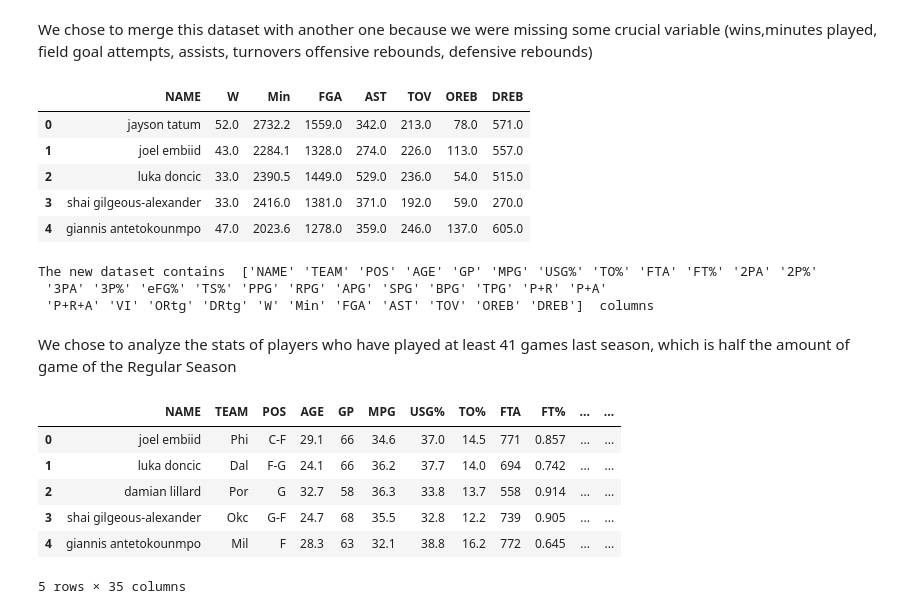
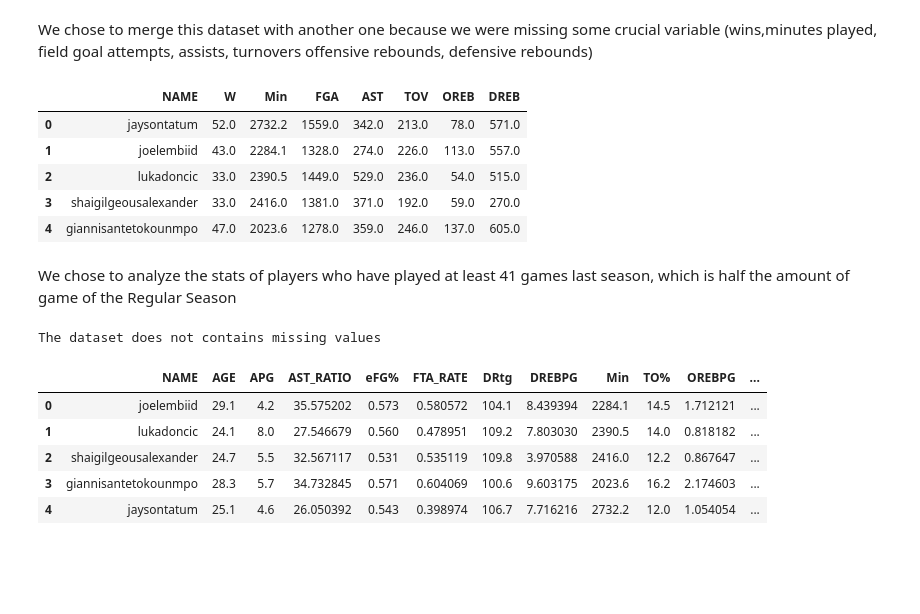
Before and after one commit to CacioCavalloIsNotReal/FAIKR_project_NBA, a Jupyter notebook: project.ipynb, the cells around one changed output. Cells and saved outputs as stored; diff of their text form; code cells hidden in the pictures; blank space fills up the shorter version.

```diff
--- a/project.ipynb
+++ b/project.ipynb
@@ -16,7 +17,17 @@
 # %%
 import pandas as pd
 import matplotlib.pyplot as plt
+import tqdm as notebook_tqdm
 import seaborn as sns
 import networkx as nx
 import numpy as np
 from pgmpy.models import BayesianNetwork
+from feature_engine.discretisation import EqualWidthDiscretiser
+
+# settings and vars
+bins = 4
+useful_vars=['NAME', 'AGE', 'APG', 'AST_RATIO', 'eFG%', \
+             'FTA_RATE', 'DRtg', 'DREBPG', 'Min', 'TO%', \
+                'OREBPG', 'ORtg', 'USG%', 'WIN%']
+
+GP_threshold = 61
@@ -23,14 +445,8 @@ from pgmpy.models import BayesianNetwork
 # %%
-df1 = pd.read_csv('datasets/train/NBA_Stats_202223_All_Stats_NBA_Player_Props_Tool.csv')
-df1['NAME'] = df1['NAME']\
-    .replace('\'', '')\
-    .replace('-', '')\
-    .replace('_', '')\
-    .replace('.', '')\
-    .replace(' ', '')\
-    .replace('"','', regex=True)\
-    .str.lower()
+df1 = pd.read_csv('datasets/test/NBA_Stats_202223_All_Stats_NBA_Player_Props_Tool.csv')
+
 df1 = df1.drop('RANK', axis=1)
+df1['NAME'] = standardizer(df1)
 df1.head()
 # %% [output]
 |  | NAME | TEAM | POS | AGE | GP | MPG | USG% | TO% | FTA | FT% | ... | ... |
@@ -49,46 +465,37 @@ the dataset columns are:  ['NAME' 'TEAM' 'POS' 'AGE' 'GP' 'MPG' 'USG%' 'TO%' 'FT
 # %% [markdown]
 We chose to merge this dataset with another one because we were missing some crucial variable (wins,minutes played, field goal attempts, assists, turnovers offensive rebounds, defensive rebounds)
 # %%
-df2 = pd.read_csv('datasets/train/2023_nba_player_stats.csv')
-df2 = df2[['Player', 'W', 'Min', 'FGA', 'AST', 'TOV', 'OREB', 'DREB']].copy()
+df2 = pd.read_csv('datasets/test/2023_nba_player_stats.csv')
+
 df2.rename(columns={'Player':'NAME'},inplace=True)
-df2['NAME'] = df2['NAME'].replace(' ', '')\
-    .replace('-', '')\
-    .replace('_', '')\
-    .replace('.', '')\
-    .replace('"','', regex=True)\
-    .str.lower()
+df2 = df2[['NAME', 'W', 'Min', 'FGA', 'AST', 'TOV', 'OREB', 'DREB']].copy()
+df2['NAME'] = standardizer(df2)
 
 df2.head()
 # %% [output]
 |  | NAME | W | Min | FGA | AST | TOV | OREB | DREB |
-| 0 | jayson tatum | 52.0 | 2732.2 | 1559.0 | 342.0 | 213.0 | 78.0 | 571.0 |
-| 1 | joel embiid | 43.0 | 2284.1 | 1328.0 | 274.0 | 226.0 | 113.0 | 557.0 |
-| 2 | luka doncic | 33.0 | 2390.5 | 1449.0 | 529.0 | 236.0 | 54.0 | 515.0 |
-| 3 | shai gilgeous-alexander | 33.0 | 2416.0 | 1381.0 | 371.0 | 192.0 | 59.0 | 270.0 |
-| 4 | giannis antetokounmpo | 47.0 | 2023.6 | 1278.0 | 359.0 | 246.0 | 137.0 | 605.0 |
+| 0 | jaysontatum | 52.0 | 2732.2 | 1559.0 | 342.0 | 213.0 | 78.0 | 571.0 |
+| 1 | joelembiid | 43.0 | 2284.1 | 1328.0 | 274.0 | 226.0 | 113.0 | 557.0 |
+| 2 | lukadoncic | 33.0 | 2390.5 | 1449.0 | 529.0 | 236.0 | 54.0 | 515.0 |
+| 3 | shaigilgeousalexander | 33.0 | 2416.0 | 1381.0 | 371.0 | 192.0 | 59.0 | 270.0 |
+| 4 | giannisantetokounmpo | 47.0 | 2023.6 | 1278.0 | 359.0 | 246.0 | 137.0 | 605.0 |
 # %%
-df3 = pd.merge(df1, df2, on='NAME')#.reset_index()
+df_test = pd.merge(df1, df2, on='NAME')#.reset_index()
-# %%
-print('The new dataset contains ',df3.columns.values,' columns')
-# %% [output]
-The new dataset contains  ['NAME' 'TEAM' 'POS' 'AGE' 'GP' 'MPG' 'USG%' 'TO%' 'FTA' 'FT%' '2PA' '2P%'
- '3PA' '3P%' 'eFG%' 'TS%' 'PPG' 'RPG' 'APG' 'SPG' 'BPG' 'TPG' 'P+R' 'P+A'
- 'P+R+A' 'VI' 'ORtg' 'DRtg' 'W' 'Min' 'FGA' 'AST' 'TOV' 'OREB' 'DREB']  columns
 # %% [markdown]
 We chose to analyze the stats of players who have played at least 41 games last season, which is half the amount of game of the Regular Season
 # %%
-df3 = df3[df3['GP']>41]#65]
+df_test = df_test[df_test['GP'] >= GP_threshold]
 
-df3.dropna(axis=0, inplace=True, ignore_index=True)
-
-df3.head()
+if df_checker(df_test):
+    df_test.dropna(axis=0, inplace=True, ignore_index=True)
+df_test = df_finalizer(df_test)
+df_test.head()
 # %% [output]
+The dataset does not contains missing values
-|  | NAME | TEAM | POS | AGE | GP | MPG | USG% | TO% | FTA | FT% | ... | ... |
-| 0 | joel embiid | Phi | C-F | 29.1 | 66 | 34.6 | 37.0 | 14.5 | 771 | 0.857 | ... | ... |
-| 1 | luka doncic | Dal | F-G | 24.1 | 66 | 36.2 | 37.7 | 14.0 | 694 | 0.742 | ... | ... |
-| 2 | damian lillard | Por | G | 32.7 | 58 | 36.3 | 33.8 | 13.7 | 558 | 0.914 | ... | ... |
-| 3 | shai gilgeous-alexander | Okc | G-F | 24.7 | 68 | 35.5 | 32.8 | 12.2 | 739 | 0.905 | ... | ... |
-| 4 | giannis antetokounmpo | Mil | F | 28.3 | 63 | 32.1 | 38.8 | 16.2 | 772 | 0.645 | ... | ... |
+|  | NAME | AGE | APG | AST_RATIO | eFG% | FTA_RATE | DRtg | DREBPG | Min | TO% | OREBPG | ... |
+| 0 | joelembiid | 29.1 | 4.2 | 35.575202 | 0.573 | 0.580572 | 104.1 | 8.439394 | 2284.1 | 14.5 | 1.712121 | ... |
+| 1 | lukadoncic | 24.1 | 8.0 | 27.546679 | 0.560 | 0.478951 | 109.2 | 7.803030 | 2390.5 | 14.0 | 0.818182 | ... |
+| 2 | shaigilgeousalexander | 24.7 | 5.5 | 32.567117 | 0.531 | 0.535119 | 109.8 | 3.970588 | 2416.0 | 12.2 | 0.867647 | ... |
+| 3 | giannisantetokounmpo | 28.3 | 5.7 | 34.732845 | 0.571 | 0.604069 | 100.6 | 9.603175 | 2023.6 | 16.2 | 2.174603 | ... |
+| 4 | jaysontatum | 25.1 | 4.6 | 26.050392 | 0.543 | 0.398974 | 106.7 | 7.716216 | 2732.2 | 12.0 | 1.054054 | ... |
-5 rows × 35 columns
 # %%
```
Also changed, not shown: parts of 97 cells of this notebook, 5 other files.
